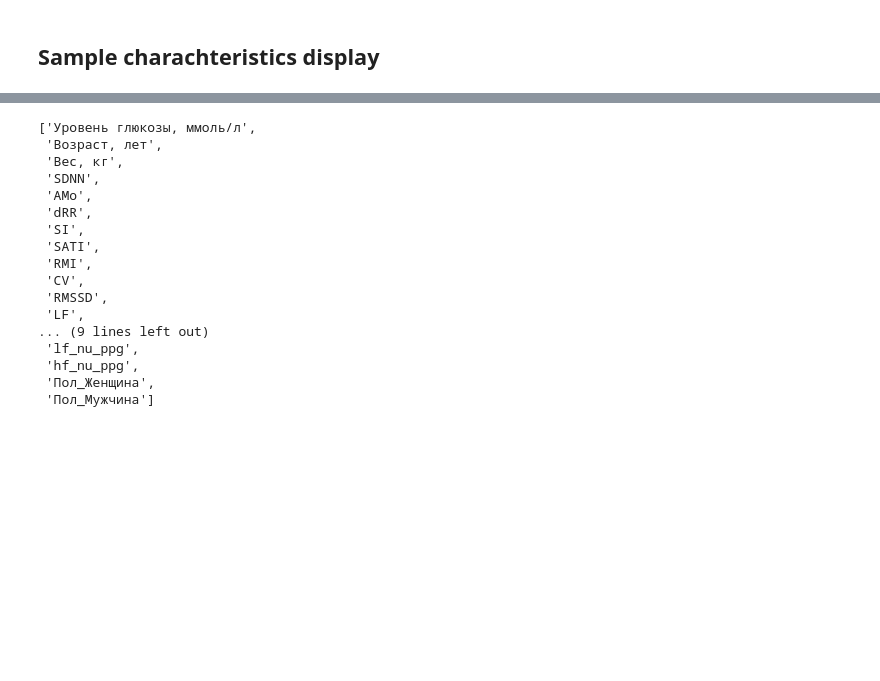
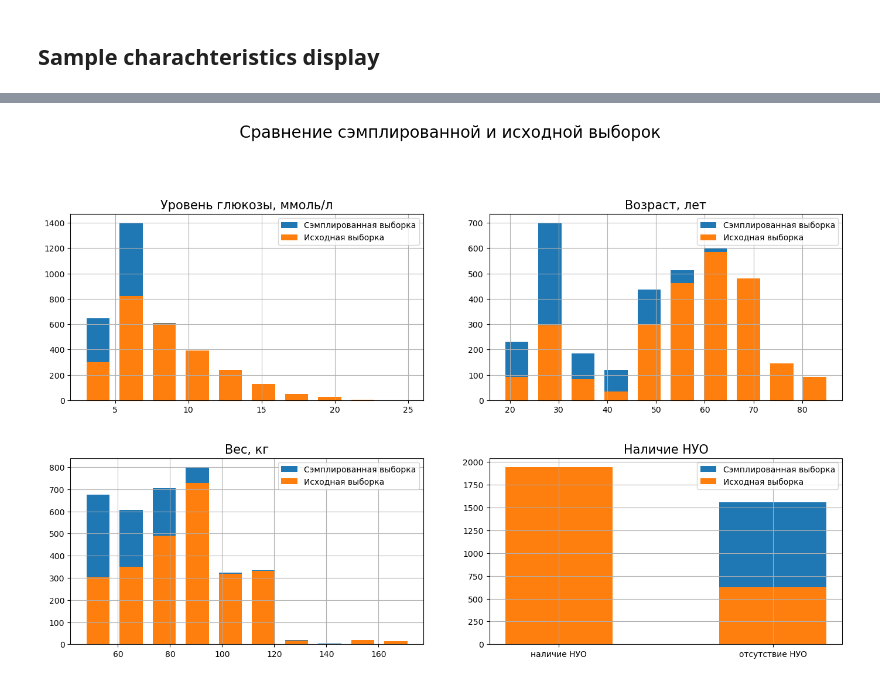
Before and after one commit to SergeyMaslikhov/CardioSampling, a Jupyter notebook: Building_models.ipynb, the cells around one changed output, grey strips where cells are left out. Drawn from its saved outputs; the diff is of its cells as text; code cells hidden in the pictures; blank space fills up the shorter version.

```diff
--- a/Building_models.ipynb
+++ b/Building_models.ipynb
@@ -265,6 +267,3 @@ plot_res_for_metric(roc_auc_cube, 'ROC AUC')
 [figure]
 # %% [markdown]
 ## Sample charachteristics display
-# %%
-def plot_charachterisitcs(sample):
-    pd.DataFrame(samples_dict['ADASYN_0.7'], columns=feature_names)
@@ -285,20 +270,23 @@ def plot_charachterisitcs(sample):
-# %%
-feature_names
-# %% [output]
-['Уровень глюкозы, ммоль/л',
- 'Возраст, лет',
- 'Вес, кг',
- 'SDNN',
- 'AMo',
- 'dRR',
- 'SI',
- 'SATI',
- 'RMI',
- 'CV',
- 'RMSSD',
- 'LF',
-... (9 lines left out)
- 'lf_nu_ppg',
- 'hf_nu_ppg',
- 'Пол_Женщина',
- 'Пол_Мужчина']
+# %%
+def plot_charachterisitcs(sample, ratio):
+    sample_df = pd.DataFrame(sample, columns=feature_names)
+    fig, axs = plt.subplots(2, 2, figsize=(15, 10))
+    fig.suptitle('Сравнение сэмплированной и исходной выборок', fontsize=20)
+    fig.tight_layout(pad=5.0)
+    cnt_sampled = Counter(le.inverse_transform(list(y_train) + [1] * int(ratio*1945 - 626)))
+    cnt = Counter(le.inverse_transform(list(y_train)))
+    features = ['Уровень глюкозы, ммоль/л', 'Возраст, лет', 'Вес, кг', 'Наличие НУО']
+    for i, feature in enumerate(features):
+        if feature == 'Наличие НУО':
+            axs[i // 2, i % 2].bar(cnt_sampled.keys(), cnt_sampled.values(), width=0.5, label='Сэмплированная выборка')
+            axs[i // 2, i % 2].bar(cnt.keys(), cnt.values(), width=0.5, label='Исходная выборка')
+        else:
+            axs[i // 2, i % 2].hist(sample_df[feature], rwidth=0.7, label='Сэмплированная выборка')
+            axs[i // 2, i % 2].hist(X_train[feature], rwidth=0.7, label='Исходная выборка')
+        axs[i // 2, i % 2].legend(loc='upper right')
+        axs[i // 2, i % 2].grid(which='both')
+        axs[i // 2, i % 2].set_title(feature, fontsize=15)
+# %%
+plot_charachterisitcs(samples_dict['ADASYN_0.7999999999999999'], 0.8)
+# %% [output]
+[figure, added]
```
Also changed, not shown: parts of 2 cells of this notebook.
